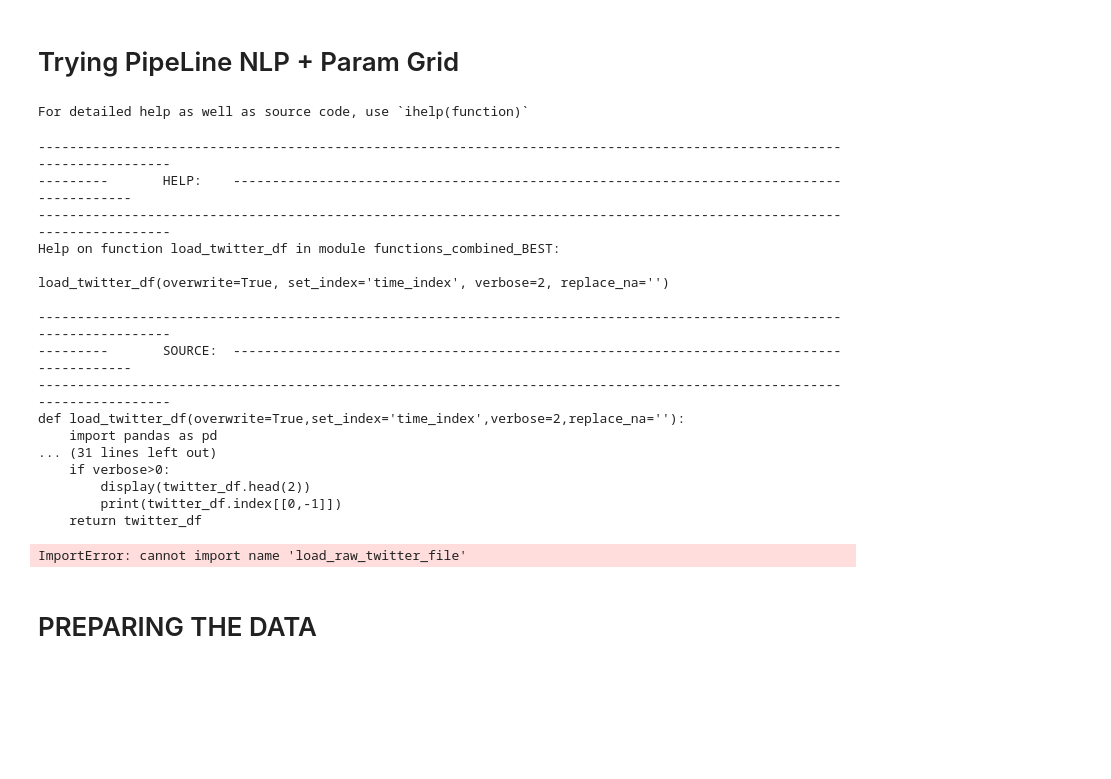
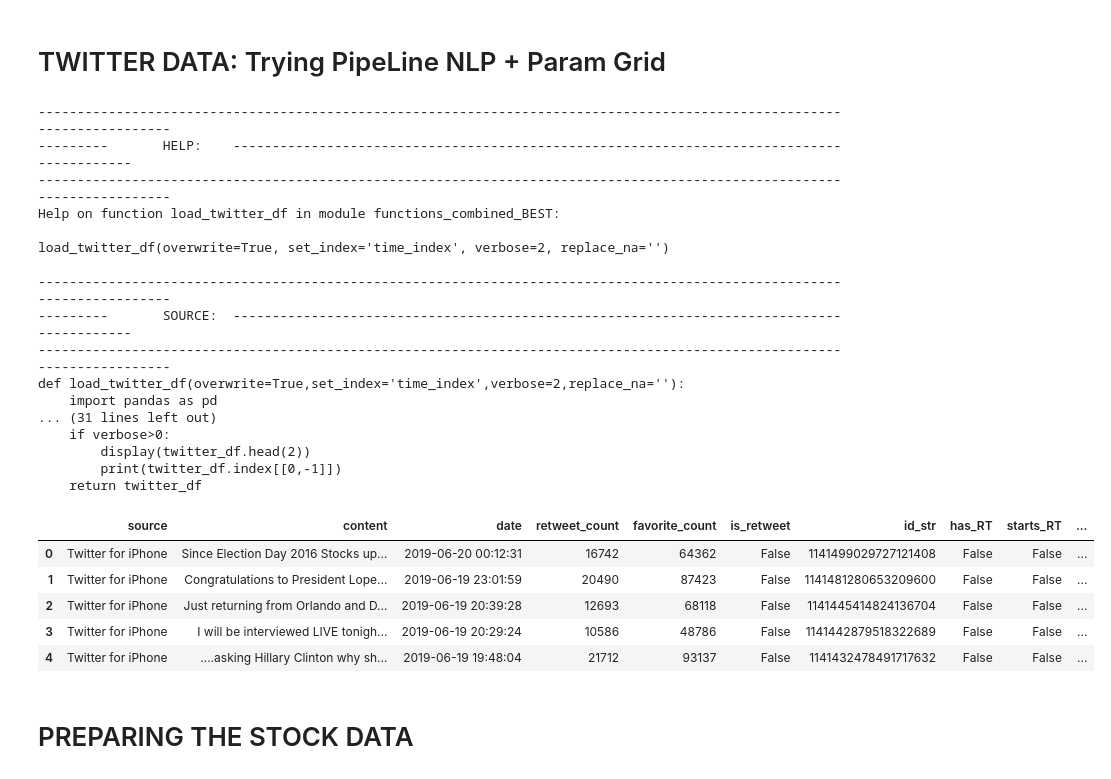
Before and after one commit to jirvingphd/dsc-5-capstone-project-online-ds-ft-021119, a Jupyter notebook: just modeling.ipynb, the cells around one changed output. Saved outputs shown, nothing was run; the diff lists cells and outputs as text; code cells hidden in the pictures; blank space fills up the shorter version.

```diff
--- a/just modeling.ipynb
+++ b/just modeling.ipynb
@@ -1165,47 +1151,50 @@ skipping binned column:  momentum_bins
 # %% [markdown]
-# Trying PipeLine NLP + Param Grid
+# TWITTER DATA: Trying PipeLine NLP + Param Grid
 # %%
 from functions_combined_BEST import *
+ihelp(load_twitter_df)
 # %% [output]
-For detailed help as well as source code, use `ihelp(function)`
+------------------------------------------------------------------------------------------------------------------------
+---------       HELP:    ------------------------------------------------------------------------------------------
+------------------------------------------------------------------------------------------------------------------------
+Help on function load_twitter_df in module functions_combined_BEST:
+
+load_twitter_df(overwrite=True, set_index='time_index', verbose=2, replace_na='')
+
+------------------------------------------------------------------------------------------------------------------------
+---------       SOURCE:  ------------------------------------------------------------------------------------------
+------------------------------------------------------------------------------------------------------------------------
+def load_twitter_df(overwrite=True,set_index='time_index',verbose=2,replace_na=''):
+    import pandas as pd
+... (31 lines left out)
+    if verbose>0:
+        display(twitter_df.head(2))
+        print(twitter_df.index[[0,-1]])
+    return twitter_df
-# %%
-ihelp(load_twitter_df)
-# %% [output]
-------------------------------------------------------------------------------------------------------------------------
----------       HELP:    ------------------------------------------------------------------------------------------
-------------------------------------------------------------------------------------------------------------------------
-Help on function load_twitter_df in module functions_combined_BEST:
-
-load_twitter_df(overwrite=True, set_index='time_index', verbose=2, replace_na='')
-
-------------------------------------------------------------------------------------------------------------------------
----------       SOURCE:  ------------------------------------------------------------------------------------------
-------------------------------------------------------------------------------------------------------------------------
-def load_twitter_df(overwrite=True,set_index='time_index',verbose=2,replace_na=''):
-    import pandas as pd
-... (31 lines left out)
-    if verbose>0:
-        display(twitter_df.head(2))
-        print(twitter_df.index[[0,-1]])
-    return twitter_df
 # %%
 import pandas as pd
 import numpy as np
 import matplotlib.pyplot as plt
-from functions_combined_BEST import *
+# from functions_combined_BEST import *
 def make_my_data():
+    """Performs all text processing done in other notebook as part of NLP"""
     from functions_combined_BEST import full_twitter_df_processing, load_raw_twitter_file
     df = load_raw_twitter_file()
 #     file = '../trump_tweets_01202017_06202019.csv'
 #     df = pd.read_csv(file, encoding='utf-8')
 #     df.rename(axis=1,mapper={'text':'content','created_at':'date'},inplace=True)
 #     df['date']=pd.to_datetime(df['date'])
 # #     df.head()
 
     df = full_twitter_df_processing(df,'content','final_content',force=True)
     return df
 
-make_my_data()
+df = make_my_data()
 df.head()
 # %% [output]
-ImportError: cannot import name 'load_raw_twitter_file'
+|  | source | content | date | retweet_count | favorite_count | is_retweet | id_str | has_RT | starts_RT | ... |
+| 0 | Twitter for iPhone | Since Election Day 2016 Stocks up... | 2019-06-20 00:12:31 | 16742 | 64362 | False | 1141499029727121408 | False | False | ... |
+| 1 | Twitter for iPhone | Congratulations to President Lope... | 2019-06-19 23:01:59 | 20490 | 87423 | False | 1141481280653209600 | False | False | ... |
+| 2 | Twitter for iPhone | Just returning from Orlando and D... | 2019-06-19 20:39:28 | 12693 | 68118 | False | 1141445414824136704 | False | False | ... |
+| 3 | Twitter for iPhone | I will be interviewed LIVE tonigh... | 2019-06-19 20:29:24 | 10586 | 48786 | False | 1141442879518322689 | False | False | ... |
+| 4 | Twitter for iPhone | ....asking Hillary Clinton why sh... | 2019-06-19 19:48:04 | 21712 | 93137 | False | 1141432478491717632 | False | False | ... |
@@ -1223,7 +1209,7 @@ from sklearn.pipeline import Pipeline
 
 X_train, y_train, X_test, y_test = make_my_data()
 # %% [markdown]
-# PREPARING THE DATA
+# PREPARING THE STOCK DATA
 # %%
 import pandas as pd
 import numpy as np
```
Also changed, not shown: parts of 9 cells of this notebook, 12 other files.
